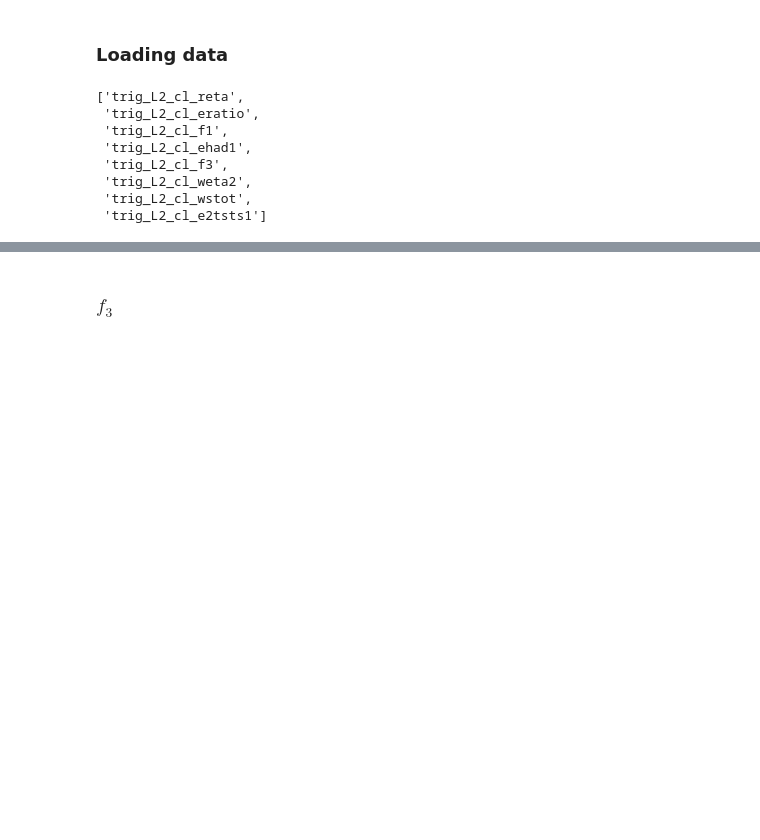
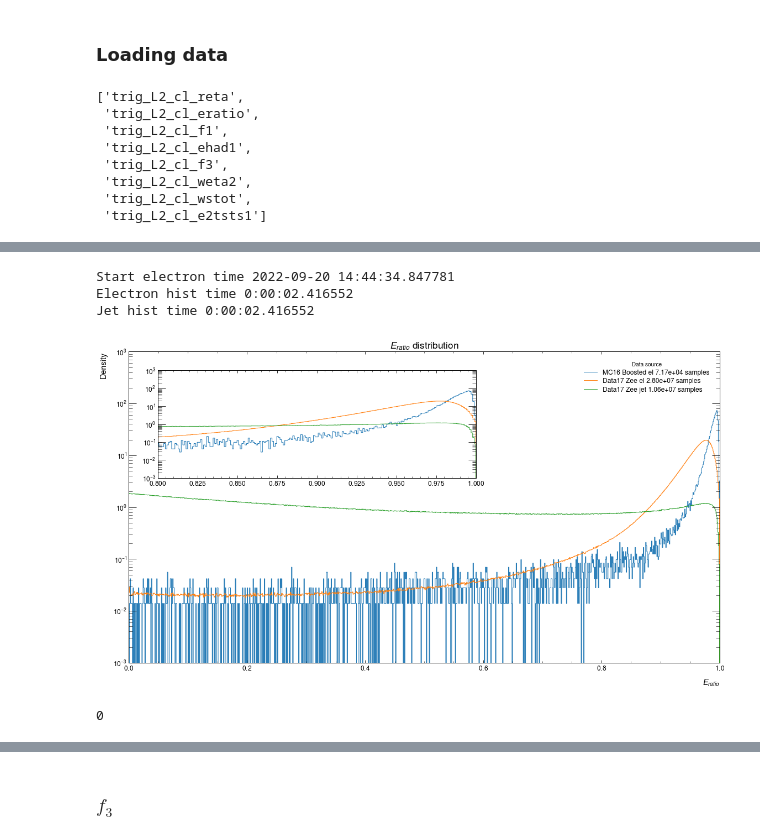
Before and after one commit to lucasbanunes/ringer, a Jupyter notebook: plots.ipynb, the cells around one changed output, grey strips where cells are left out. Saved outputs shown, nothing was run; the diff lists cells and outputs as text; code cells hidden in the pictures; blank space fills up the shorter version.

```diff
--- a/plots.ipynb
+++ b/plots.ipynb
@@ -9,14 +9,13 @@ import matplotlib as mpl
 import matplotlib.pyplot as plt
 from datetime import datetime
 import mplhep as hep
-plt.style.use(hep.style.ROOT)
+plt.style.use(hep.style.ATLAS)
 plt.rc('legend',fontsize='large')
 plt.rc('axes',labelsize='x-large')
-plt.rc('text',usetex='true')
+plt.rc('text',usetex='false')
 plt.rc('xtick', labelsize='large')
 import seaborn as sns
 import joblib
 from packages.constants import HOME_PATH, STEP_PREFIX
 from packages.utils import get_electron_label, get_jet_label
-import packages.plotting as plotting
 %matplotlib inline
@@ -104,8 +114,11 @@ def get_hist_area(hist_df):
 # %%
 plot_cols = list()
 step='L2Calo'
-output_dir = os.path.join(HOME_PATH, 'workspace', 'ringer', 'analysis', '')
-datapath = os.path.join(HOME_PATH, 'data')
+basepath = os.path.join('..', '..')
+output_dir = os.path.join(basepath, 'analysis', 'shower_shapes_distributions')
+if not os.path.exists(output_dir):
+    os.makedirs(output_dir)
+datapath = os.path.join(basepath, 'data')
 collision_path = os.path.join(datapath, 'ided_data17_13TeV.AllPeriods.sgn.probes_lhvloose_EGAM1.bkg.vprobes_vlhvloose_EGAM7.GRL_v97.25bins.parquet')
 #                              'ided_data17_13TeV.AllPeriods.sgn.probes_lhvloose_EGAM1.bkg.vprobes_vlhvloose_EGAM7.GRL_v97.25bins.parquet_et4_eta4.parquet')
 boosted_path = os.path.join(datapath, 'ided_mc16_13TeV.302236_309995_341330.sgn.boosted_probes.WZ_llqq_plus_radion_ZZ_llqq_plus_ggH3000.merge.25bins.v2.parquet')
@@ -164,0 +182,65 @@ Time to drop 0:00:00.804530
+# %%
+hists = dict()
+plot_ss = 'eratio'
+ss_info = SHOWER_SHAPES[plot_ss]
+ss_col = STEP_PREFIX[ss_info['step']] + plot_ss
+
+# boosted_range = ss_info['range']
+boosted_range = None
+# boosted_bins = np.linspace(*ss_info['range'], num=1000)
+boosted_bins = 1000
+boosted_hist, boosted_bins = np.histogram(boosted_data.loc[:, ss_col], bins=boosted_bins, range=boosted_range)
+hists['MC16 Boosted el'] = pd.DataFrame(np.column_stack([boosted_bins[:-1], boosted_bins[1:], boosted_hist]),
+                                        columns=HIST_DF_COLS)
+
+# collision_in_range = collision_data[ss_col].between(*ss_info['range'])
+el_bins = boosted_bins
+el_range = boosted_range
+el_time = datetime.now()
+print(f'Start electron time {el_time}')
+el_hist, el_bins = np.histogram(collision_data.loc[collision_data['electron'], ss_col], bins=el_bins, range=el_range)
+hists['Data17 Zee el'] = pd.DataFrame(np.column_stack([el_bins[:-1], el_bins[1:], el_hist]),
+                                        columns=HIST_DF_COLS)
+
+jet_time = datetime.now()
+print(f'Electron hist time {jet_time-el_time}')
+jet_bins = el_bins
+jet_range = el_range
+jet_hist, jet_bins = np.histogram(collision_data.loc[collision_data['jet'], ss_col], bins=jet_bins, range=jet_range)
+hists['Data17 Zee jet'] = pd.DataFrame(np.column_stack([jet_bins[:-1], jet_bins[1:], jet_hist]),
+                                        columns=HIST_DF_COLS)
+end_time = datetime.now()
+print(f'Jet hist time {jet_time-el_time}')
+# %% [output]
+Start electron time 2022-09-20 14:44:34.847781
+Electron hist time 0:00:02.416552
+Jet hist time 0:00:02.416552
+# %%
+sub_ax_pos = [0.1, 0.6, 0.5, 0.3]
+fig, ax = plt.subplots(1,1, figsize=(16,9), dpi=72)
+plot_scale = 'log'
+sub_ax = fig.add_axes(sub_ax_pos)
+subsampled_hists = dict()
+for hist_name, org_hist_df in hists.items():
+    n_samples = '{:.2e}'.format(int(org_hist_df['hist'].sum()))
+    hist_df = normalize_hist(org_hist_df)
+    label = f'{hist_name} {n_samples} samples'
+    bins = np.append(hist_df['bin_start'].values, hist_df['bin_end'].iloc[-1])
+    ax.stairs(hist_df['hist'],bins, label=label)
+    sub_ax.stairs(hist_df['hist'],bins, label=label)
+
+sub_ax.set_xlim(0.8,1)
+ax.set_ylabel('Density')
+ax.set_xlabel(ss_info['label'])
+ax.legend(title='Data source')
+ax.set_yscale(plot_scale)
+sub_ax.set_yscale(plot_scale)
+ax.set_title(f'{ss_info["label"]} distribution', fontsize='xx-large')
+fig.tight_layout()
+fig.savefig(os.path.join(output_dir, f'{plot_ss}_limited_range_{plot_scale}_scale.png'), transparent=False, facecolor='white')
+# %% [output]
+[figure, added]
+# %%
+save_hists_df(hists, output_dir, plot_ss)
+# %% [output]
+0
```
Also changed, not shown: parts of 52 cells of this notebook.
